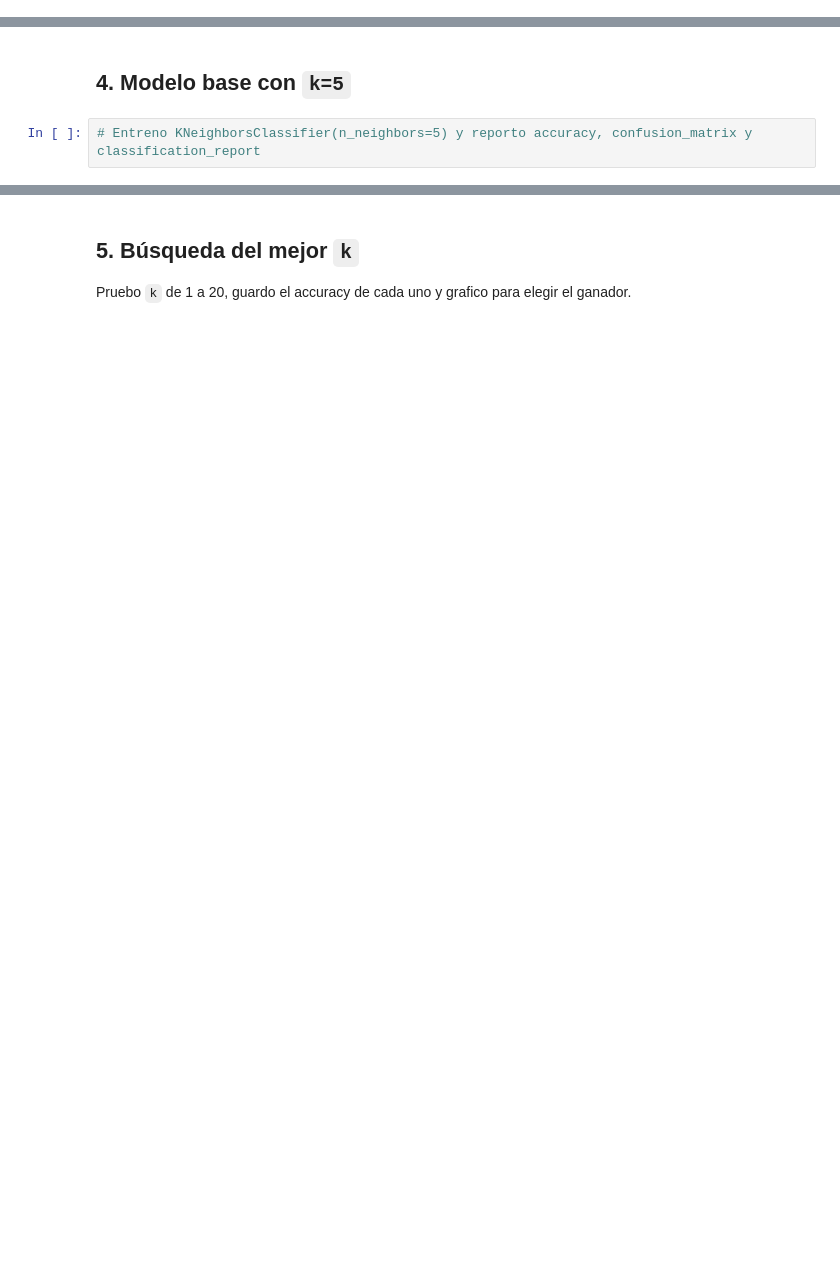
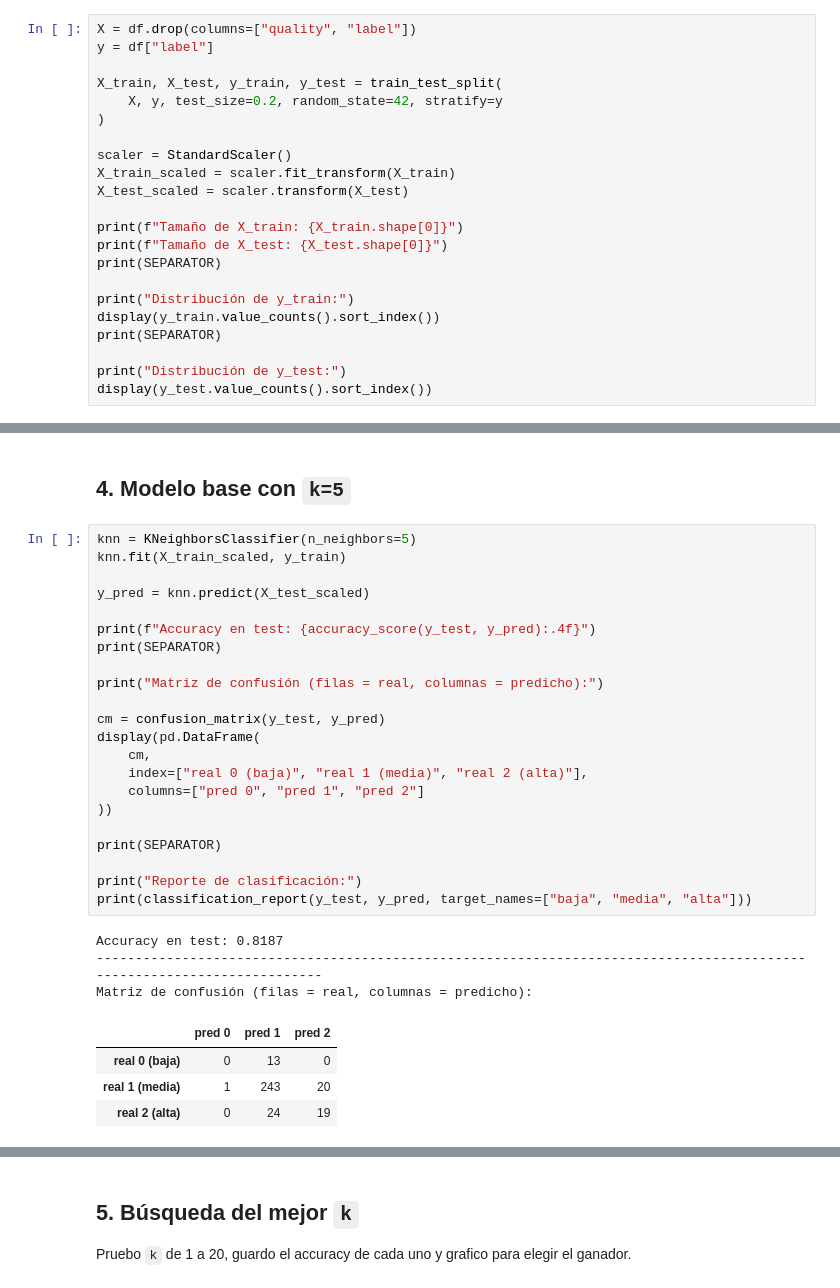
Before and after one commit to Cerco01/k-nearest-neighbors-4geeks-project, a Jupyter notebook: src/explore.ipynb, the cells around one changed output, grey strips where cells are left out. Saved outputs shown, nothing was run; the diff lists cells and outputs as text; blank space fills up the shorter version.

```diff
--- a/src/explore.ipynb
+++ b/src/explore.ipynb
@@ -36,0 +119,22 @@ Separo X e y, hago el split 80/20 y escaléalo. Recordá: en KNN el escalado es
+# %%
+X = df.drop(columns=["quality", "label"])
+y = df["label"]
+
+X_train, X_test, y_train, y_test = train_test_split(
+    X, y, test_size=0.2, random_state=42, stratify=y
+)
+
+scaler = StandardScaler()
+X_train_scaled = scaler.fit_transform(X_train)
+X_test_scaled = scaler.transform(X_test)
+
+print(f"Tamaño de X_train: {X_train.shape[0]}")
+print(f"Tamaño de X_test: {X_test.shape[0]}")
+print(SEPARATOR)
+
+print("Distribución de y_train:")
+display(y_train.value_counts().sort_index())
+print(SEPARATOR)
+
+print("Distribución de y_test:")
+display(y_test.value_counts().sort_index())
@@ -37,4 +158,32 @@ Separo X e y, hago el split 80/20 y escaléalo. Recordá: en KNN el escalado es
 # %% [markdown]
 ## 4. Modelo base con `k=5`
-# %%
-# Entreno KNeighborsClassifier(n_neighbors=5) y reporto accuracy, confusion_matrix y classification_report
+# %%
+knn = KNeighborsClassifier(n_neighbors=5)
+knn.fit(X_train_scaled, y_train)
+
+y_pred = knn.predict(X_test_scaled)
+
+print(f"Accuracy en test: {accuracy_score(y_test, y_pred):.4f}")
+print(SEPARATOR)
+
+print("Matriz de confusión (filas = real, columnas = predicho):")
+
+cm = confusion_matrix(y_test, y_pred)
+display(pd.DataFrame(
+    cm,
+    index=["real 0 (baja)", "real 1 (media)", "real 2 (alta)"],
+    columns=["pred 0", "pred 1", "pred 2"]
+))
+
+print(SEPARATOR)
+
+print("Reporte de clasificación:")
+print(classification_report(y_test, y_pred, target_names=["baja", "media", "alta"]))
+# %% [output]
+Accuracy en test: 0.8187
+------------------------------------------------------------------------------------------------------------------------
+Matriz de confusión (filas = real, columnas = predicho):
+|  | pred 0 | pred 1 | pred 2 |
+| real 0 (baja) | 0 | 13 | 0 |
+| real 1 (media) | 1 | 243 | 20 |
+| real 2 (alta) | 0 | 24 | 19 |
```
Also changed, not shown: parts of 18 cells of this notebook.
